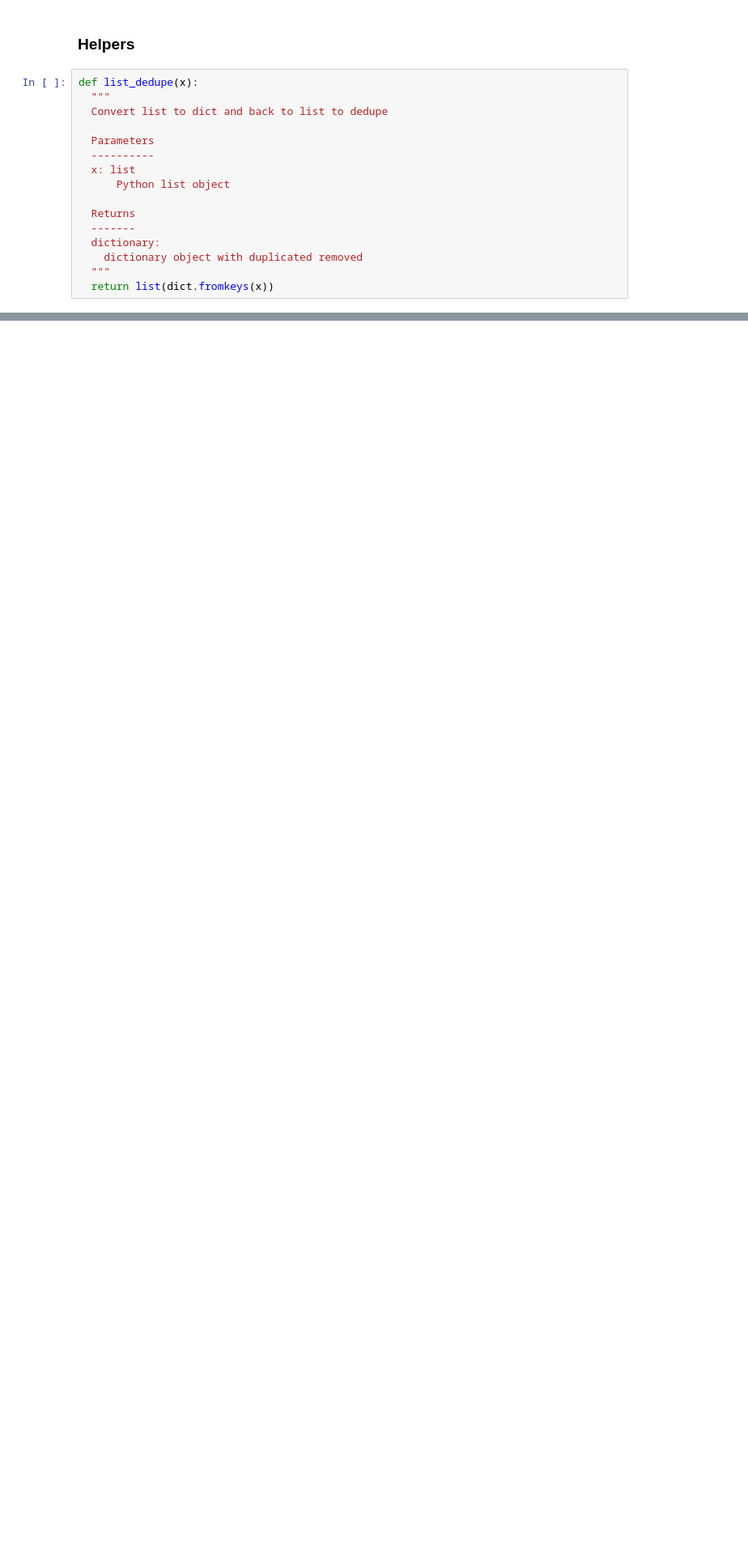
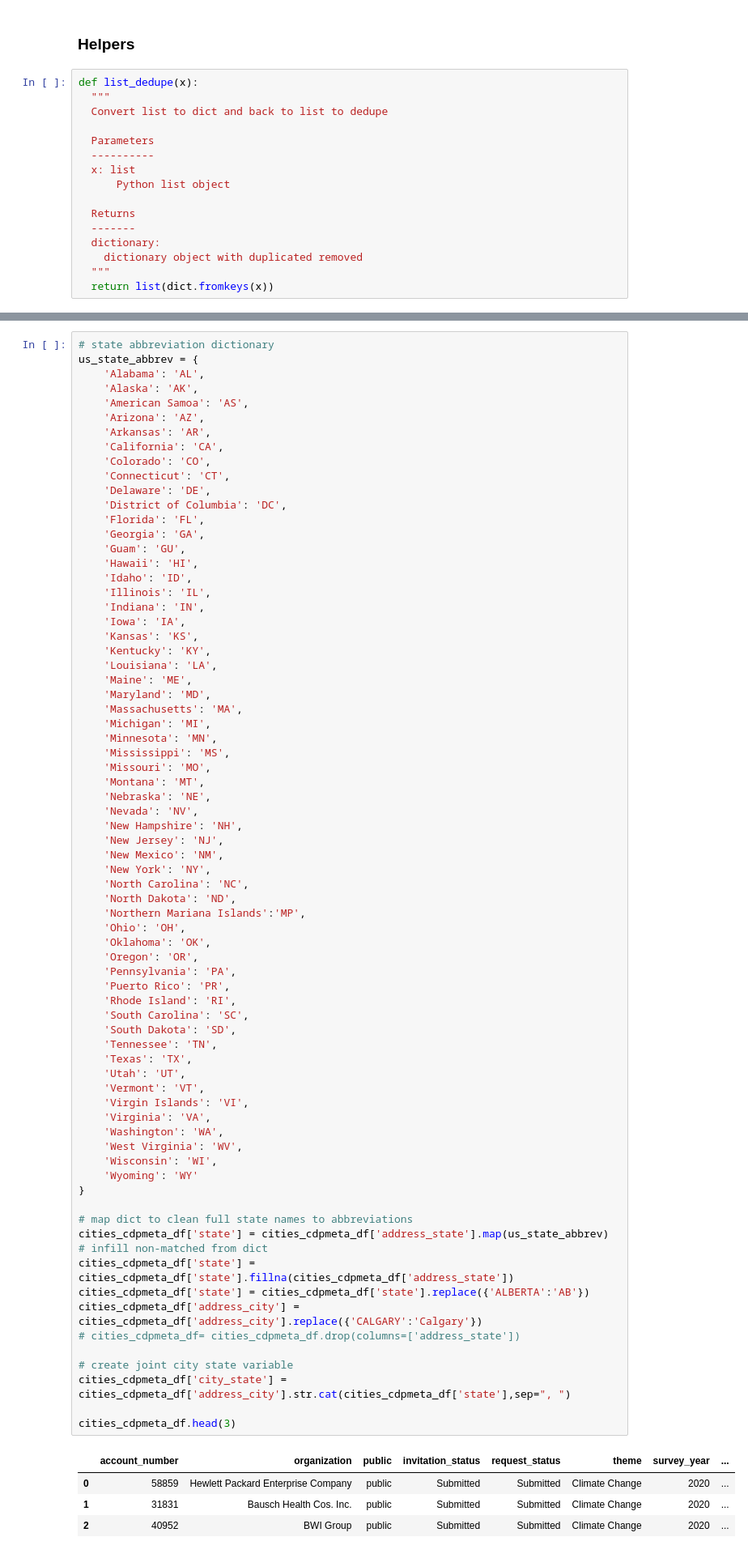
Before and after one commit to martin-fabbri/kaggle-competitions, a Jupyter notebook: cdp-unlocking-climate-solutions/1_kaggle_cdp_eda.ipynb, the cells around one changed output, grey strips where cells are left out. Shown at 81% size. Saved outputs shown, nothing was run; the diff lists cells and outputs as text; blank space fills up the shorter version.

```diff
--- a/cdp-unlocking-climate-solutions/1_kaggle_cdp_eda.ipynb
+++ b/cdp-unlocking-climate-solutions/1_kaggle_cdp_eda.ipynb
@@ -144,0 +166,78 @@ def list_dedupe(x):
+# %%
+# state abbreviation dictionary
+us_state_abbrev = {
+    'Alabama': 'AL',
+    'Alaska': 'AK',
+    'American Samoa': 'AS',
+    'Arizona': 'AZ',
+    'Arkansas': 'AR',
+    'California': 'CA',
+    'Colorado': 'CO',
+    'Connecticut': 'CT',
+    'Delaware': 'DE',
+    'District of Columbia': 'DC',
+    'Florida': 'FL',
+    'Georgia': 'GA',
+    'Guam': 'GU',
+    'Hawaii': 'HI',
+    'Idaho': 'ID',
+    'Illinois': 'IL',
+    'Indiana': 'IN',
+    'Iowa': 'IA',
+    'Kansas': 'KS',
+    'Kentucky': 'KY',
+    'Louisiana': 'LA',
+    'Maine': 'ME',
+    'Maryland': 'MD',
+    'Massachusetts': 'MA',
+    'Michigan': 'MI',
+    'Minnesota': 'MN',
+    'Mississippi': 'MS',
+    'Missouri': 'MO',
+    'Montana': 'MT',
+    'Nebraska': 'NE',
+    'Nevada': 'NV',
+    'New Hampshire': 'NH',
+    'New Jersey': 'NJ',
+    'New Mexico': 'NM',
+    'New York': 'NY',
+    'North Carolina': 'NC',
+    'North Dakota': 'ND',
+    'Northern Mariana Islands':'MP',
+    'Ohio': 'OH',
+    'Oklahoma': 'OK',
+    'Oregon': 'OR',
+    'Pennsylvania': 'PA',
+    'Puerto Rico': 'PR',
+    'Rhode Island': 'RI',
+    'South Carolina': 'SC',
+    'South Dakota': 'SD',
+    'Tennessee': 'TN',
+    'Texas': 'TX',
+    'Utah': 'UT',
+    'Vermont': 'VT',
+    'Virgin Islands': 'VI',
+    'Virginia': 'VA',
+    'Washington': 'WA',
+    'West Virginia': 'WV',
+    'Wisconsin': 'WI',
+    'Wyoming': 'WY'
+}
+
+# map dict to clean full state names to abbreviations
+cities_cdpmeta_df['state'] = cities_cdpmeta_df['address_state'].map(us_state_abbrev)
+# infill non-matched from dict
+cities_cdpmeta_df['state'] = cities_cdpmeta_df['state'].fillna(cities_cdpmeta_df['address_state'])
+cities_cdpmeta_df['state'] = cities_cdpmeta_df['state'].replace({'ALBERTA':'AB'})
+cities_cdpmeta_df['address_city'] = cities_cdpmeta_df['address_city'].replace({'CALGARY':'Calgary'})
+# cities_cdpmeta_df= cities_cdpmeta_df.drop(columns=['address_state'])
+
+# create joint city state variable
+cities_cdpmeta_df['city_state'] = cities_cdpmeta_df['address_city'].str.cat(cities_cdpmeta_df['state'],sep=", ")
+
+cities_cdpmeta_df.head(3)
+# %% [output]
+|  | account_number | organization | public | invitation_status | request_status | theme | survey_year | ... |
+| 0 | 58859 | Hewlett Packard Enterprise Company | public | Submitted | Submitted | Climate Change | 2020 | ... |
+| 1 | 31831 | Bausch Health Cos. Inc. | public | Submitted | Submitted | Climate Change | 2020 | ... |
+| 2 | 40952 | BWI Group | public | Submitted | Submitted | Climate Change | 2020 | ... |
```
Also changed, not shown: parts of 10 cells of this notebook.
